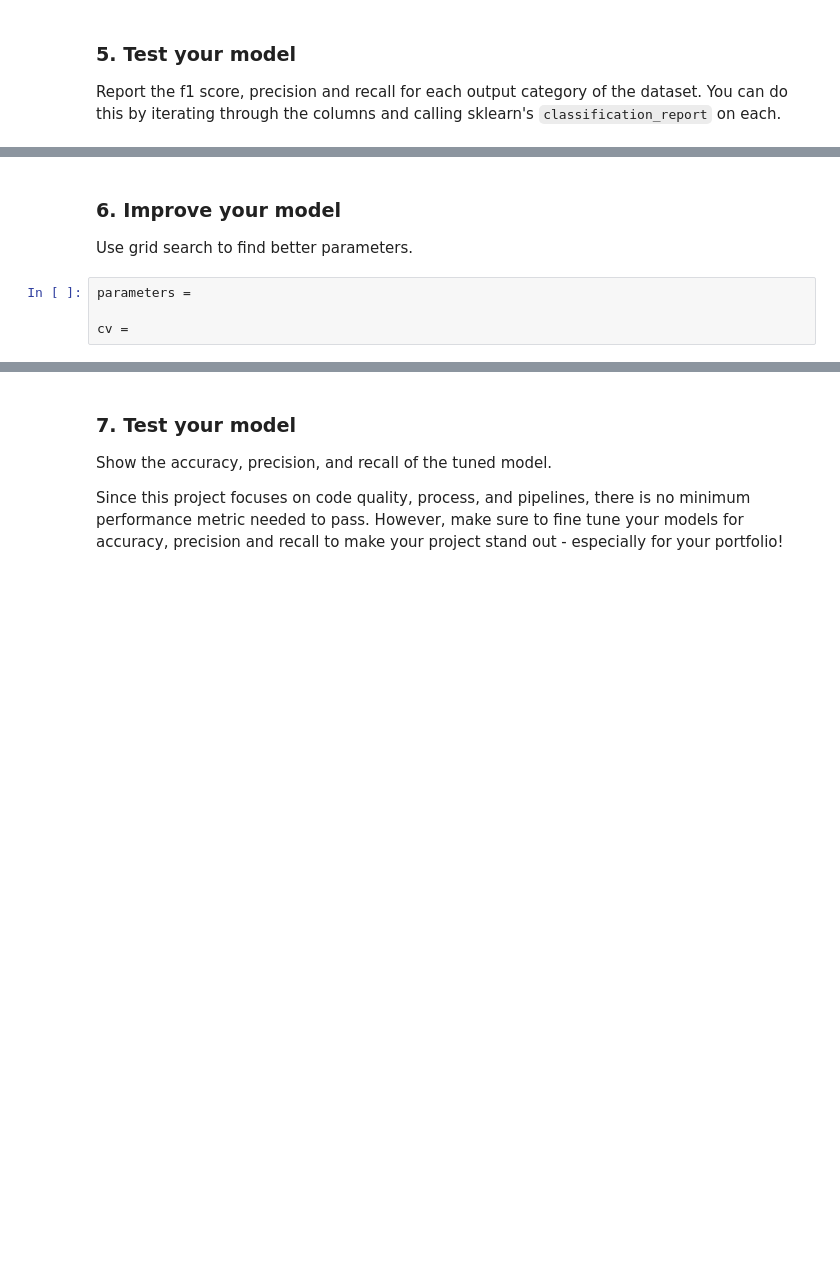
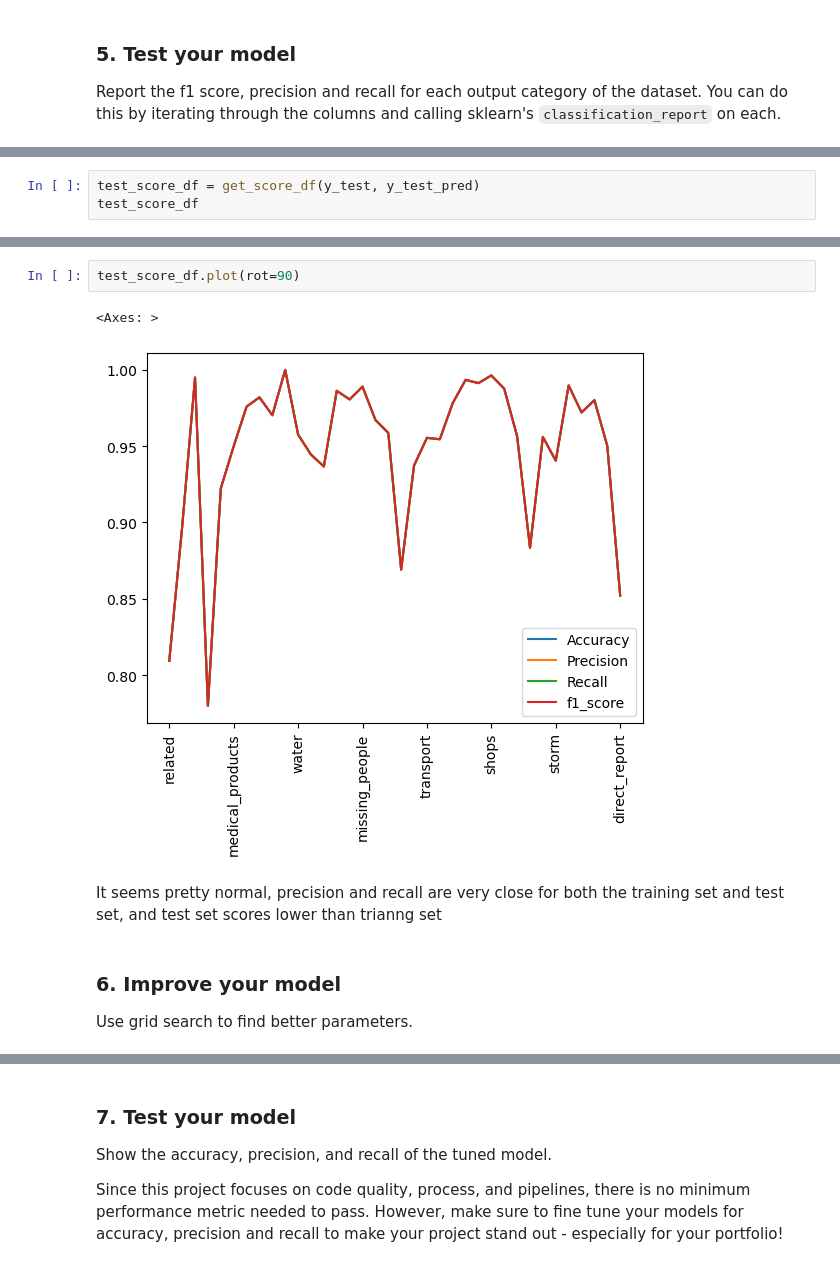
Before and after one commit to michael3770/Udacity-Data-Science-Nanodegree-Projects, a Jupyter notebook: Disaster Response/Preparation/ML Pipeline Preparation.ipynb, the cells around one changed output, grey strips where cells are left out. Cells and saved outputs as stored; diff of their text form; blank space fills up the shorter version.

```diff
--- a/Disaster Response/Preparation/ML Pipeline Preparation.ipynb
+++ b/Disaster Response/Preparation/ML Pipeline Preparation.ipynb
@@ -139,0 +198,3 @@ array([1, 0, 0, 0, 0, 0, 0, 0, 0, 0, 0, 0, 0, 0, 0, 0, 0, 0, 0, 0, 0, 0,
+# %%
+test_score_df = get_score_df(y_test, y_test_pred)
+test_score_df
@@ -140,7 +219,10 @@ array([1, 0, 0, 0, 0, 0, 0, 0, 0, 0, 0, 0, 0, 0, 0, 0, 0, 0, 0, 0, 0, 0,
+# %%
+test_score_df.plot(rot=90)
+# %% [output]
+<Axes: >
+[figure, added]
+# %% [markdown]
+It seems pretty normal, precision and recall are very close for both the training set and test set, and test set scores lower than trianng set
 # %% [markdown]
 ### 6. Improve your model
 Use grid search to find better parameters.
-# %%
-parameters =
-
-cv =
```
Also changed, not shown: parts of 30 cells of this notebook, 1 other file.
